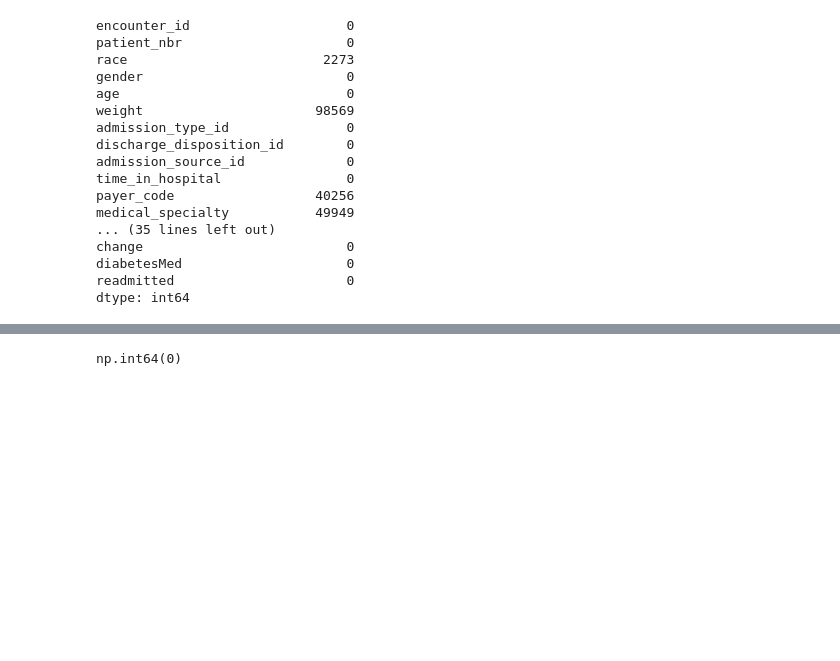
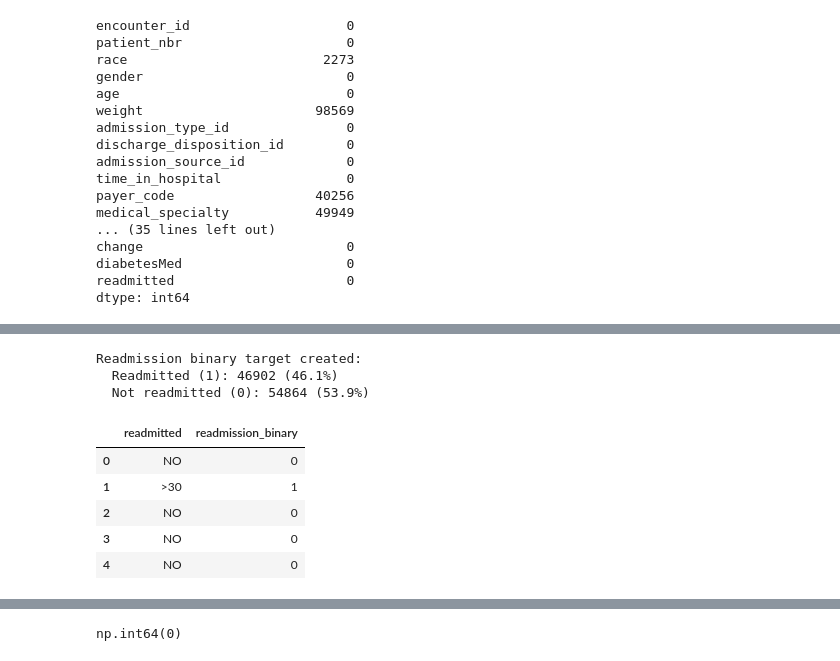
Before and after one commit to fsa-aiml-2511/final-capstone-aegis-health-strategy, a Jupyter notebook: notebooks/cliff-eda.ipynb, the cells around one changed output, grey strips where cells are left out. Saved outputs shown, nothing was run; the diff lists cells and outputs as text; code cells hidden in the pictures; blank space fills up the shorter version.

```diff
--- a/notebooks/cliff-eda.ipynb
+++ b/notebooks/cliff-eda.ipynb
@@ -149,5 +71,0 @@ Column: readmitted
-# %%
-#unique values
-for col in df.columns:
-    print(f"\n{col}")
-    print(df[col].unique()[:10])
@@ -172,5 +71,0 @@ Length: 3, dtype: str
-# %%
-#Value Counts (Best for catching hidden issues)
-for col in df.columns:
-    print(f"\n===== {col} =====")
-    print(df[col].value_counts(dropna=False))
@@ -202,0 +183,25 @@ for col in df.columns:
+# %%
+#5a Creating the Readmission Target — BINARY
+# Create binary target: 1 = readmitted (<30 or >30), 0 = not readmitted (NO)
+df_patient['readmission_binary'] = (df_patient['readmitted'] != 'NO').astype(int)
+
+# Quick distribution check
+pos = df_patient['readmission_binary'].sum()
+neg = len(df_patient) - pos
+
+print("Readmission binary target created:")
+print(f"  Readmitted (1): {pos} ({pos/len(df_patient)*100:.1f}%)")
+print(f"  Not readmitted (0): {neg} ({neg/len(df_patient)*100:.1f}%)")
+
+# Optional: quick sanity check
+df_patient[['readmitted', 'readmission_binary']].head()
+# %% [output]
+Readmission binary target created:
+  Readmitted (1): 46902 (46.1%)
+  Not readmitted (0): 54864 (53.9%)
+|  | readmitted | readmission_binary |
+| 0 | NO | 0 |
+| 1 | >30 | 1 |
+| 2 | NO | 0 |
+| 3 | NO | 0 |
+| 4 | NO | 0 |
```
Also changed, not shown: parts of 21 cells of this notebook.
